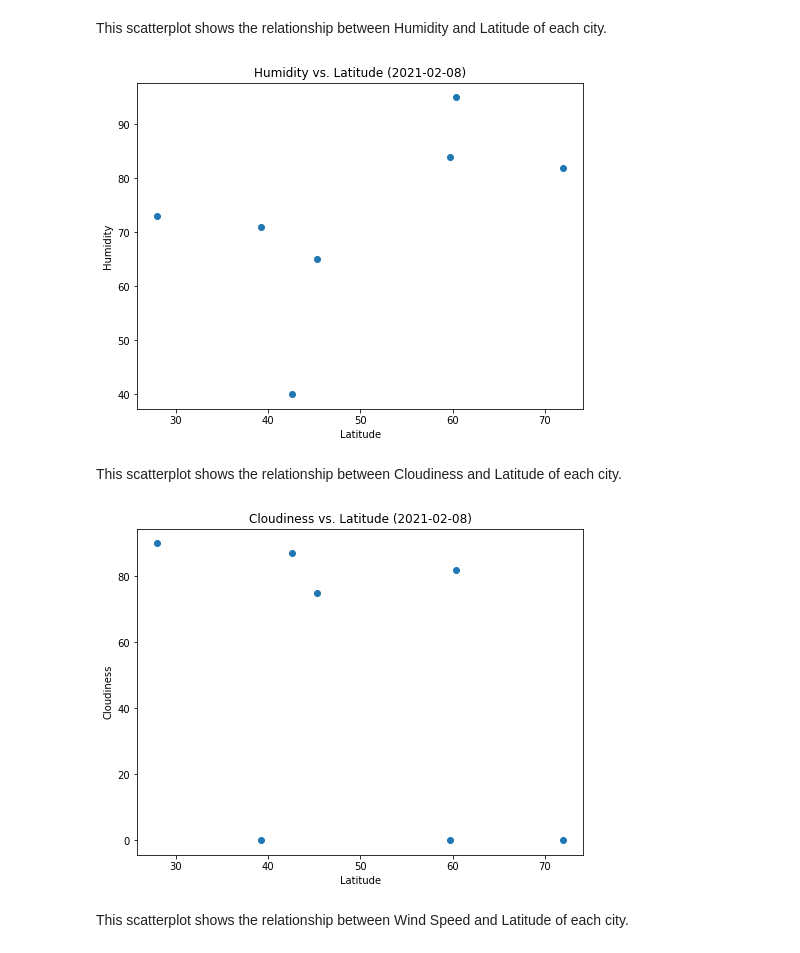
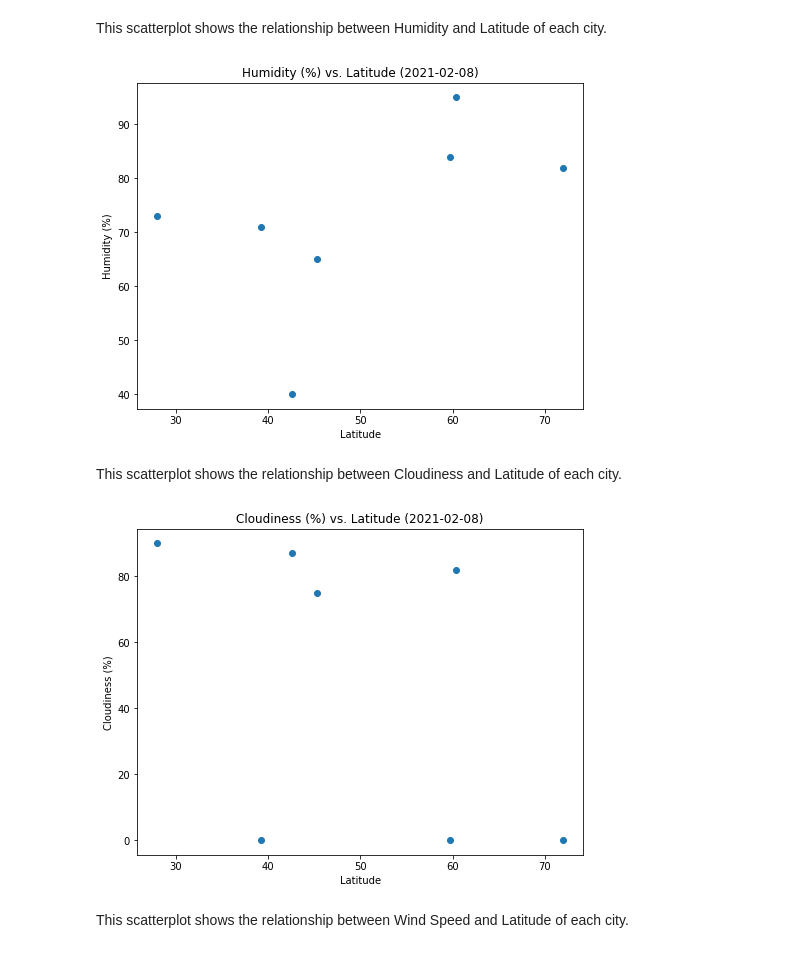
Before and after one commit to drbernal47/python-api-challenge, a Jupyter notebook: WeatherPy/WeatherPy.ipynb, the cells around one changed output. Saved outputs shown, nothing was run; the diff lists cells and outputs as text; code cells hidden in the pictures.

```diff
--- a/WeatherPy/WeatherPy.ipynb
+++ b/WeatherPy/WeatherPy.ipynb
@@ -159,34 +160,36 @@ plt.show()
 This scatterplot shows the relationship between Humidity and Latitude of each city.
 # %%
 x_values = north_df["Latitude"]
-y_values = north_df["Humidity (%)"]
+y_str = "Humidity (%)"
+y_values = north_df[y_str]
 
 plt.figure(figsize=(8,6))
 plt.scatter(x_values, y_values)
-plt.title(f'Humidity vs. Latitude ({retrieval_date})')
+plt.title(f'{y_str} vs. Latitude ({retrieval_date})')
 plt.xlabel("Latitude")
-plt.ylabel("Humidity")
+plt.ylabel(y_str)
 
 plt.savefig("output_data/Humidity_vs_Latitude.png")
 plt.show()
 # %% [output]
-[figure, old version]
+[figure, new version]
 # %% [markdown]
 This scatterplot shows the relationship between Cloudiness and Latitude of each city.
 # %%
 x_values = north_df["Latitude"]
-y_values = north_df["Cloudiness (%)"]
+y_str = "Cloudiness (%)"
+y_values = north_df[y_str]
 
 plt.figure(figsize=(8,6))
 plt.scatter(x_values, y_values)
-plt.title(f'Cloudiness vs. Latitude ({retrieval_date})')
+plt.title(f'{y_str} vs. Latitude ({retrieval_date})')
 plt.xlabel("Latitude")
-plt.ylabel("Cloudiness")
+plt.ylabel(y_str)
 
 plt.savefig("output_data/Cloudiness_vs_Latitude.png")
 plt.show()
 # %% [output]
-[figure, old version]
+[figure, new version]
 # %% [markdown]
 This scatterplot shows the relationship between Wind Speed and Latitude of each city.
 # %%
```
Also changed, not shown: parts of 20 cells of this notebook, 11 other files.
